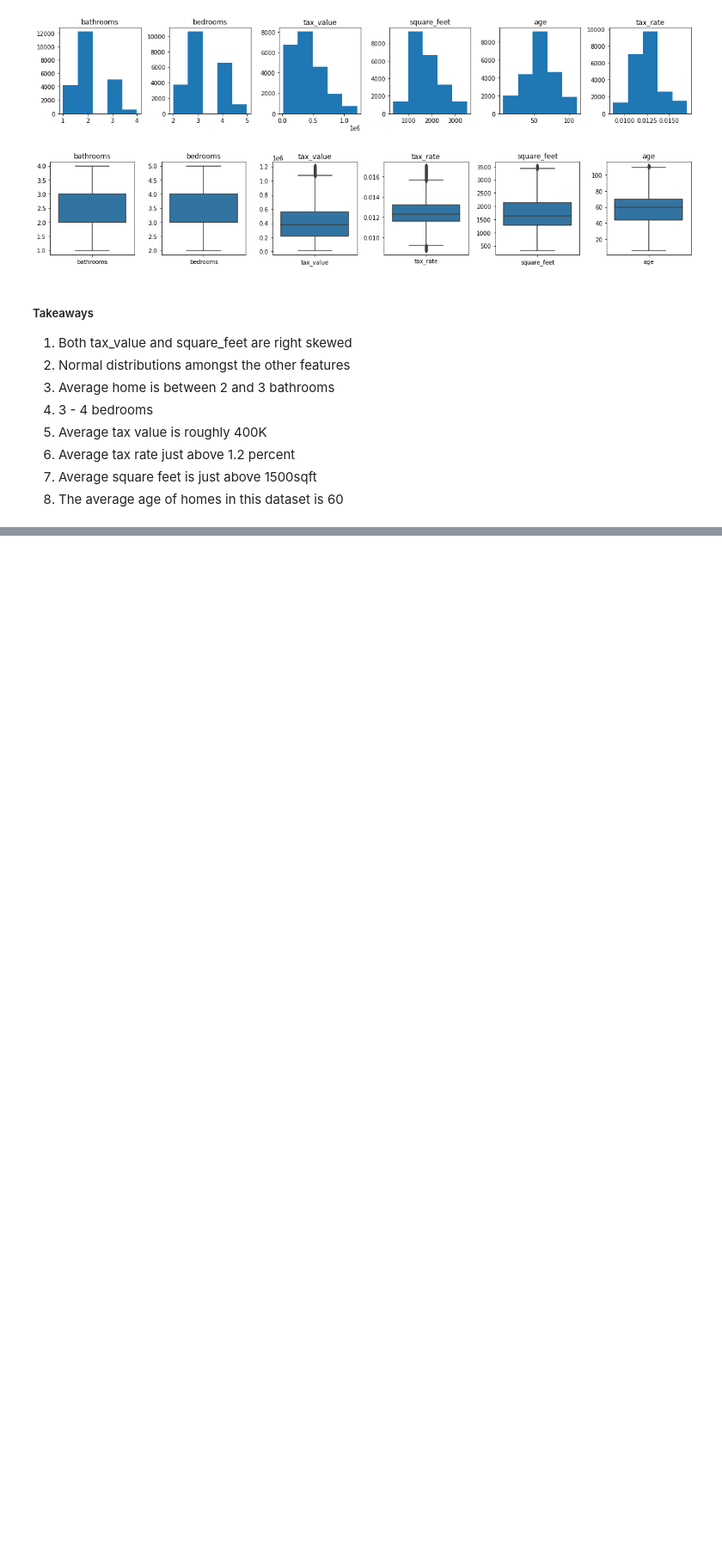
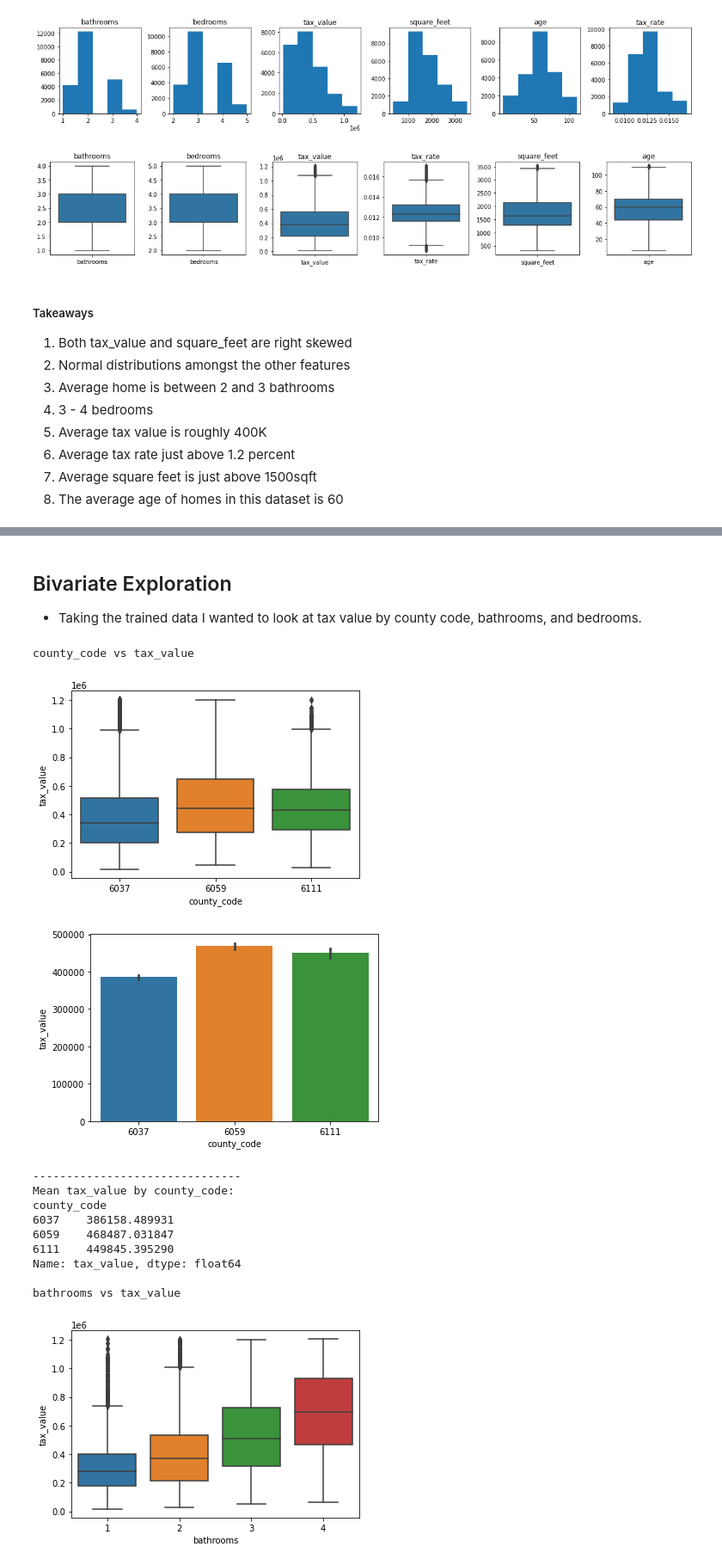
Before and after one commit to hrodjr/estimating_home_value_regression_project, a Jupyter notebook: regression_project.ipynb, the cells around one changed output, grey strips where cells are left out. Shown at 86% size. Drawn from its saved outputs; the diff is of its cells as text; code cells hidden in the pictures; blank space fills up the shorter version.

```diff
--- a/regression_project.ipynb
+++ b/regression_project.ipynb
@@ -111,0 +274,19 @@ get_box(df)
+# %% [markdown]
+## Bivariate Exploration
+- Taking the trained data I wanted to look at tax value by county code, bathrooms, and bedrooms.
+# %%
+exp_bivariate_categorical('tax_value', ['county_code', 'bathrooms', 'bedrooms'], train)
+# %% [output]
+county_code vs tax_value
+[figure, added]
+[figure, added]
+-------------------------------
+Mean tax_value by county_code:
+county_code
+6037    386158.489931
+6059    468487.031847
+6111    449845.395290
+Name: tax_value, dtype: float64
+
+bathrooms vs tax_value
+[figure, added]
```
Also changed, not shown: parts of 71 cells of this notebook, 6 other files.
